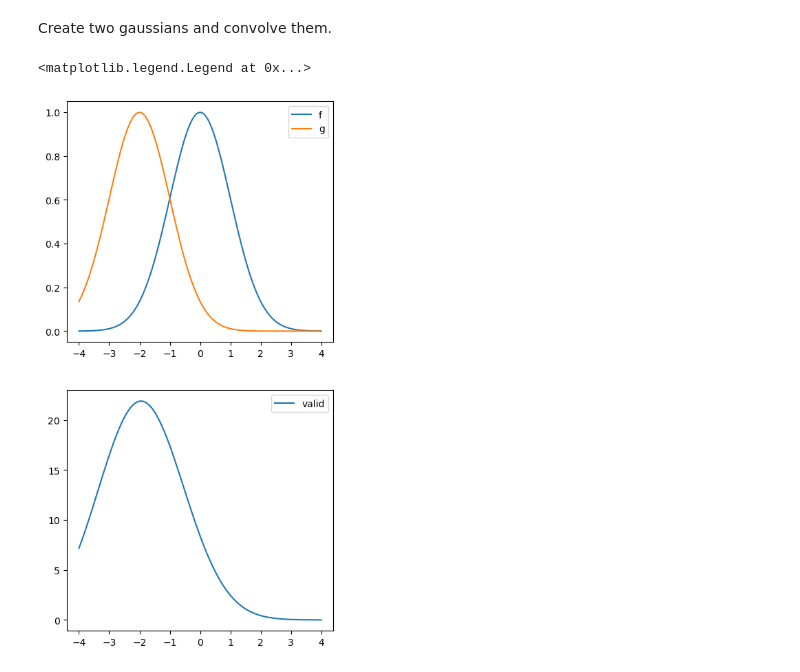
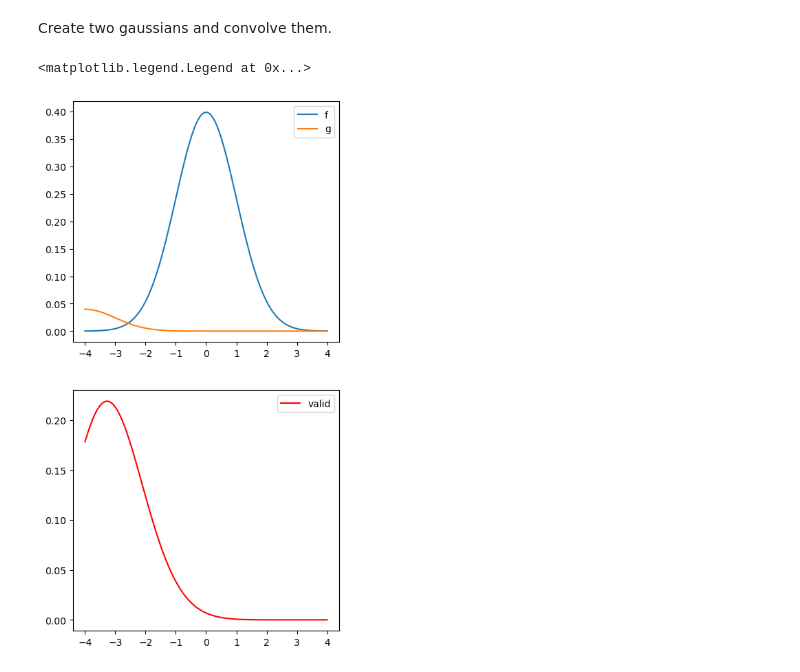
Before and after one commit to akey7/gaussian-animations, a Jupyter notebook: gaussian_convolution.ipynb, the cells around one changed output. Saved outputs shown, nothing was run; the diff lists cells and outputs as text; code cells hidden in the pictures.

```diff
--- a/gaussian_convolution.ipynb
+++ b/gaussian_convolution.ipynb
@@ -16,12 +15,23 @@ gs = np.exp(-(xs-t)**2/2)
+# %%
+a_f = 1.
+a_g = .1
+mu_f = 0.
+mu_g = -4.
+sd_f = 1.
+sd_g = 1.
+
+fs = a_f * np.exp(-(xs-mu_f)**2/2/sd_f**2) / (sd_f*np.sqrt(2*np.pi))
+gs = a_g * np.exp(-(xs-mu_g)**2/2/sd_g**2) / (sd_g*np.sqrt(2*np.pi))
 # %%
-conv = np.convolve(fs, gs, mode='same')
+# conv = np.convolve(fs, gs, mode='same')
+conv = signal.fftconvolve(fs, gs, mode='same')
 # %%
 fig, axs = plt.subplots(nrows=2, ncols=1, figsize=(5, 10))
 axs[0].plot(xs, fs, label='f')
 axs[0].plot(xs, gs, label='g')
 axs[0].legend()
-axs[1].plot(xs, conv, label='valid')
+axs[1].plot(xs, conv, label='valid', color='red')
 axs[1].legend()
 # %% [output]
 <matplotlib.legend.Legend at 0x...>
-[figure, old version]
+[figure, new version]
```
Also changed, not shown: parts of 4 cells of this notebook.
